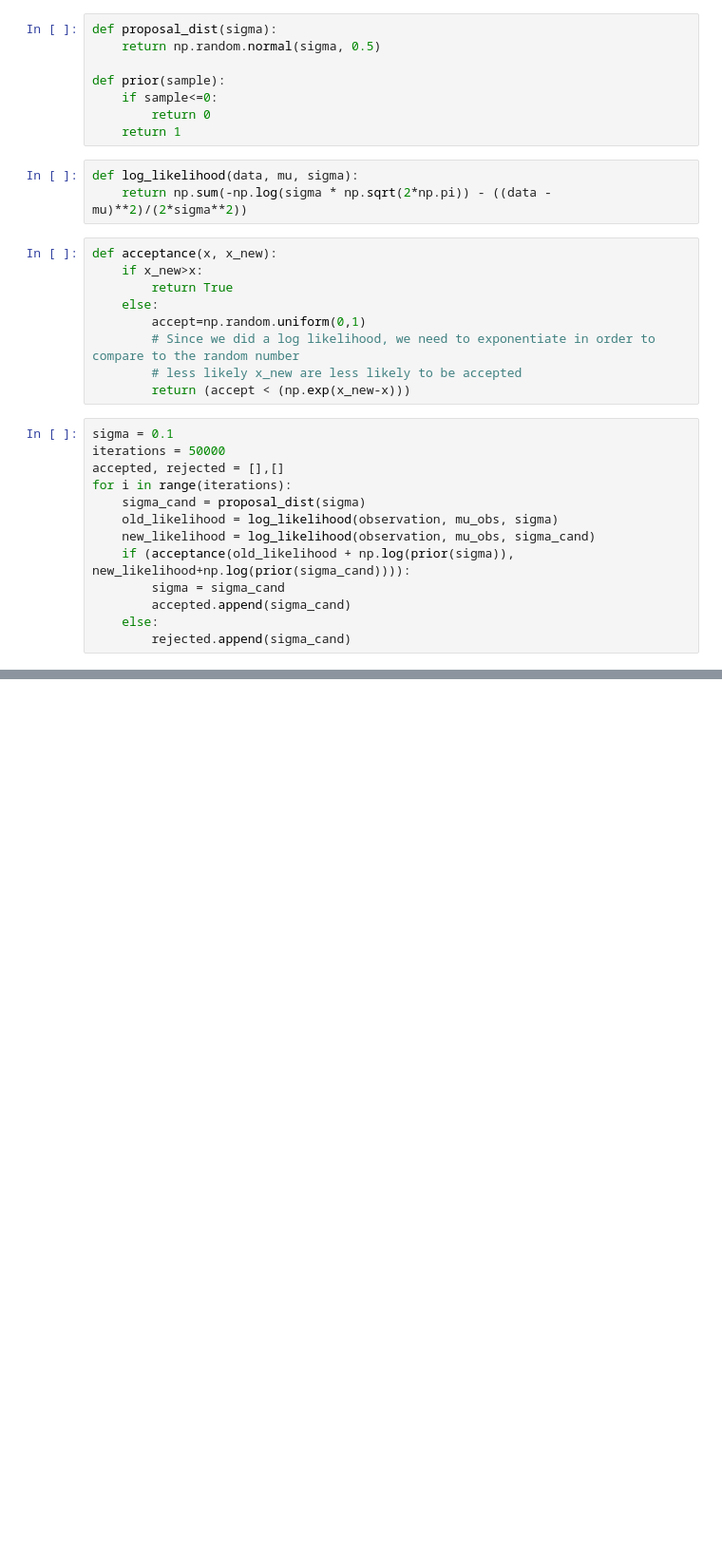
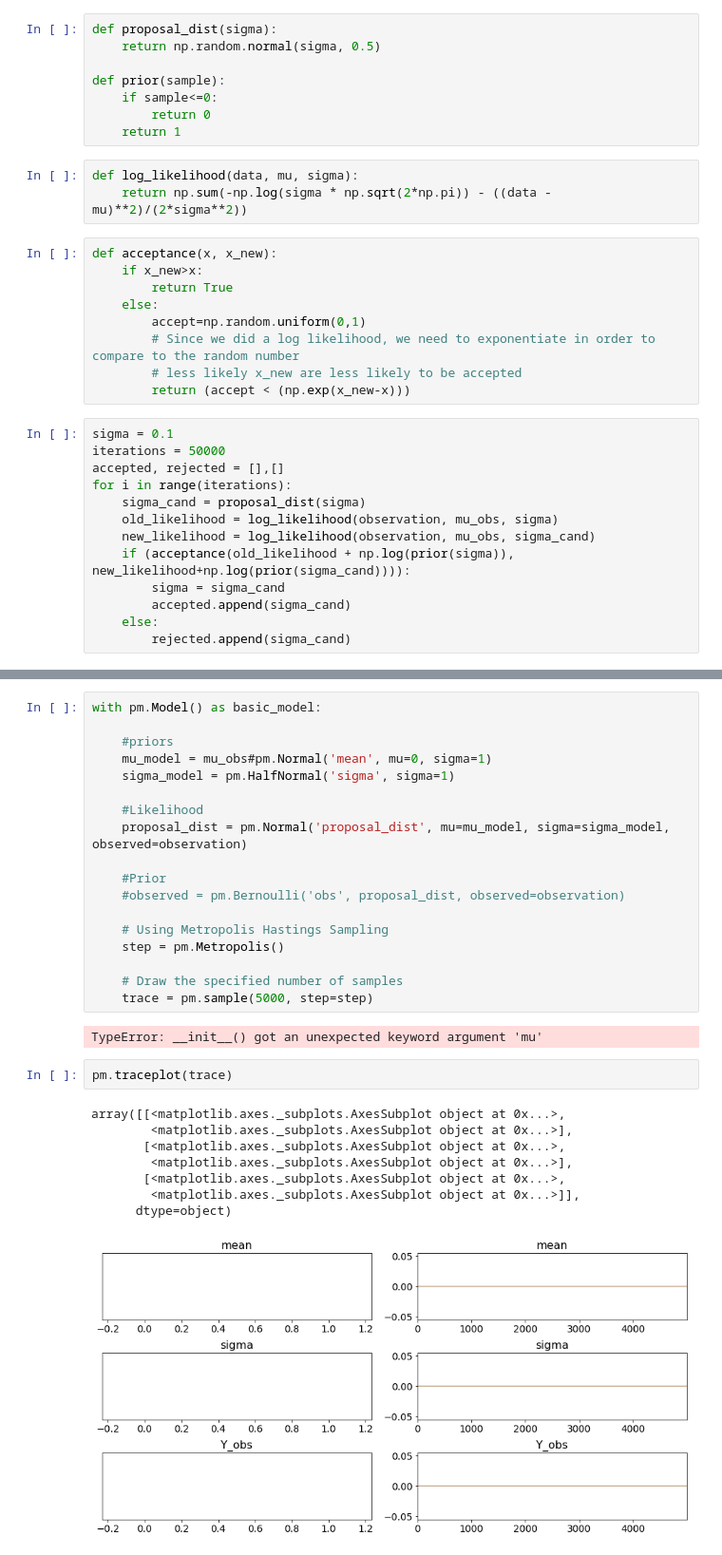
Before and after one commit to brijml/expts-with-pgms, a Jupyter notebook: Metropolis Hastings Algorithm.ipynb, the cells around one changed output, grey strips where cells are left out. Shown at 95% size. Drawn from its saved outputs; the diff is of its cells as text; blank space fills up the shorter version.

```diff
--- a/Metropolis Hastings Algorithm.ipynb
+++ b/Metropolis Hastings Algorithm.ipynb
@@ -86,0 +88,31 @@ p1 = ax.plot(accepted)
+# %%
+with pm.Model() as basic_model:
+
+    #priors
+    mu_model = mu_obs#pm.Normal('mean', mu=0, sigma=1)
+    sigma_model = pm.HalfNormal('sigma', sigma=1)
+
+    #Likelihood
+    proposal_dist = pm.Normal('proposal_dist', mu=mu_model, sigma=sigma_model, observed=observation)
+
+    #Prior
+    #observed = pm.Bernoulli('obs', proposal_dist, observed=observation)
+
+    # Using Metropolis Hastings Sampling
+    step = pm.Metropolis()
+
+    # Draw the specified number of samples
+    trace = pm.sample(5000, step=step)
+# %% [output]
+TypeError: __init__() got an unexpected keyword argument 'mu'
+# %%
+pm.traceplot(trace)
+# %% [output]
+array([[<matplotlib.axes._subplots.AxesSubplot object at 0x...>,
+        <matplotlib.axes._subplots.AxesSubplot object at 0x...>],
+       [<matplotlib.axes._subplots.AxesSubplot object at 0x...>,
+        <matplotlib.axes._subplots.AxesSubplot object at 0x...>],
+       [<matplotlib.axes._subplots.AxesSubplot object at 0x...>,
+        <matplotlib.axes._subplots.AxesSubplot object at 0x...>]],
+      dtype=object)
+[figure, added]
```
Also changed, not shown: parts of 6 cells of this notebook, 3 other files.
